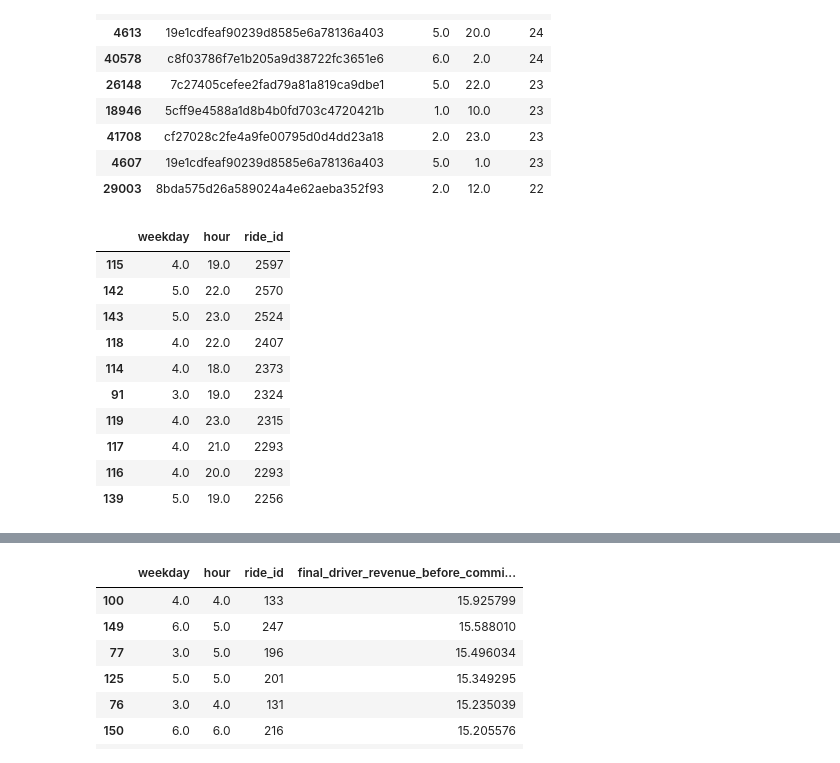
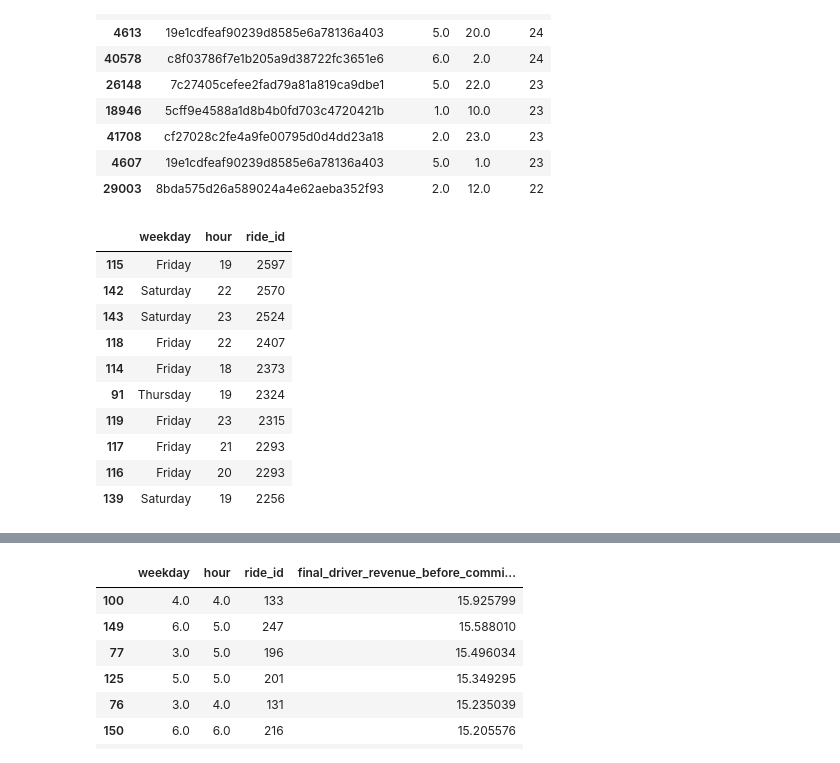
Before and after one commit to Brunadiasmiguel/challenge_drive, a Jupyter notebook: data_wrangling.ipynb, the cells around one changed output, grey strips where cells are left out. Saved outputs shown, nothing was run; the diff lists cells and outputs as text; code cells hidden in the pictures.

```diff
--- a/data_wrangling.ipynb
+++ b/data_wrangling.ipynb
@@ -1334,21 +1326,25 @@ weekday_time_df.head(10)
 # %%
 # further analyse weekday and time
 
 weekday_time_df2=time_driver_ride_df.groupby(["weekday","hour"], as_index = False).agg({"ride_id":"count"}).sort_values(by="ride_id", ascending=False)
 
+weekday_time_df2["hour"]=weekday_time_df2["hour"].astype("int")
+#weekday_time_df2["weekday"]=weekday_time_df2["weekday"].astype("int")
+weekday_time_df2["weekday"]=weekday_time_df2["weekday"].replace([0, 1, 2, 3, 4, 5, 6], ["Monday", "Tuesday", "Wednesday", "Thursday","Friday","Saturday","Sunday"])
+
 weekday_time_df2.head(10)
 # %% [output]
 |  | weekday | hour | ride_id |
-| 115 | 4.0 | 19.0 | 2597 |
-| 142 | 5.0 | 22.0 | 2570 |
-| 143 | 5.0 | 23.0 | 2524 |
-| 118 | 4.0 | 22.0 | 2407 |
-| 114 | 4.0 | 18.0 | 2373 |
-| 91 | 3.0 | 19.0 | 2324 |
-| 119 | 4.0 | 23.0 | 2315 |
-| 117 | 4.0 | 21.0 | 2293 |
-| 116 | 4.0 | 20.0 | 2293 |
-| 139 | 5.0 | 19.0 | 2256 |
+| 115 | Friday | 19 | 2597 |
+| 142 | Saturday | 22 | 2570 |
+| 143 | Saturday | 23 | 2524 |
+| 118 | Friday | 22 | 2407 |
+| 114 | Friday | 18 | 2373 |
+| 91 | Thursday | 19 | 2324 |
+| 119 | Friday | 23 | 2315 |
+| 117 | Friday | 21 | 2293 |
+| 116 | Friday | 20 | 2293 |
+| 139 | Saturday | 19 | 2256 |
 # %%
 #plot checking for trends
 
```
Also changed, not shown: parts of 22 cells of this notebook.
